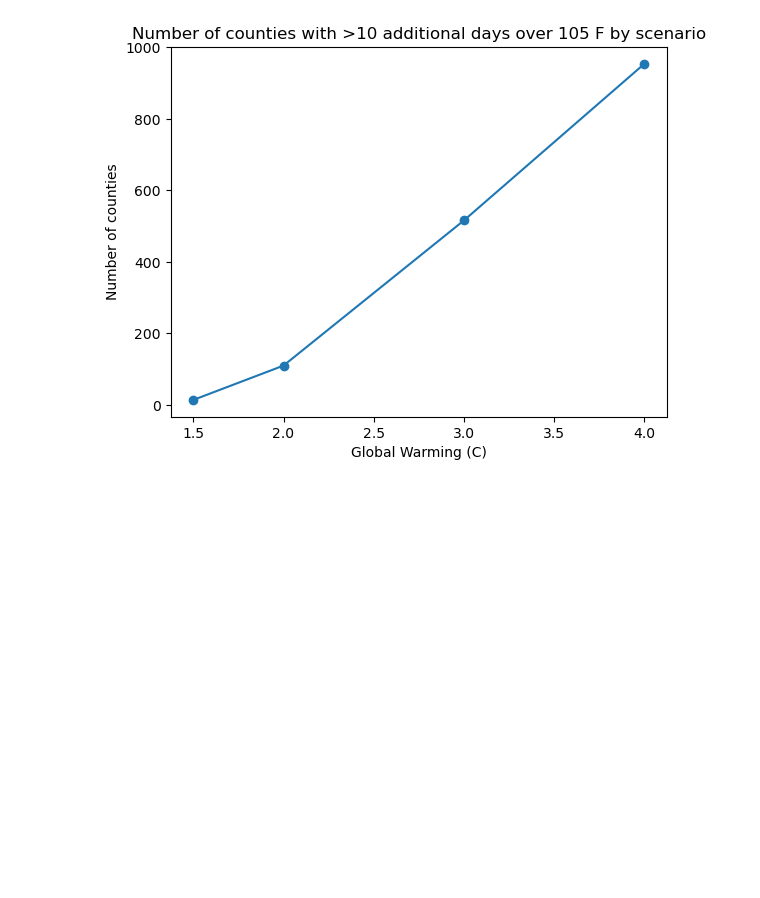
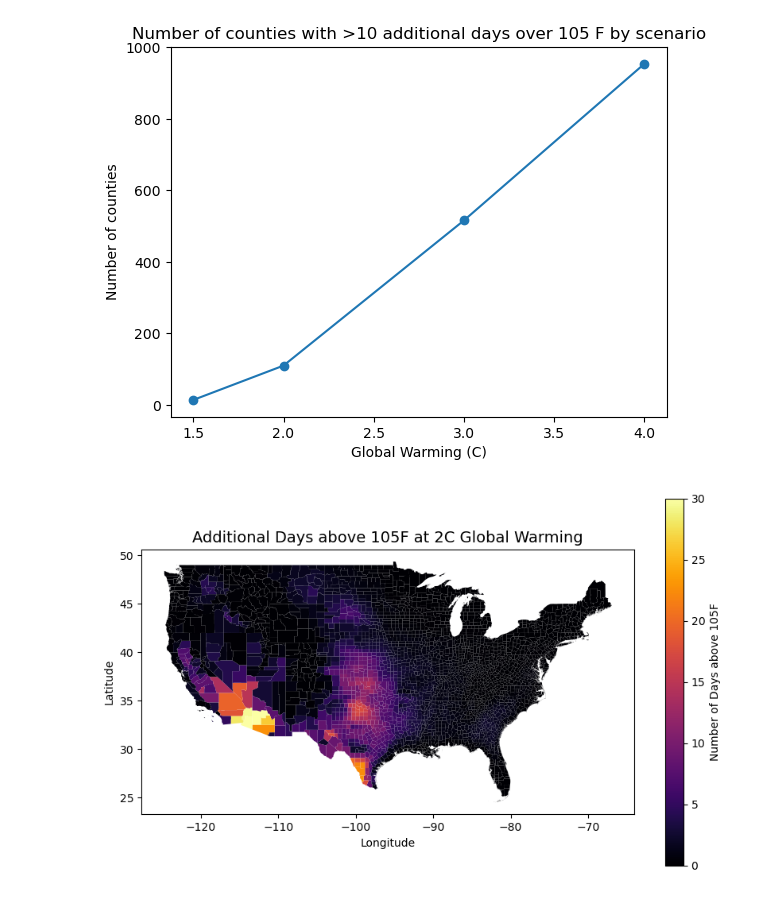
Before and after one commit to haleycrim/final-project, a Jupyter notebook: Final_project.ipynb, the cells around one changed output. Cells and saved outputs as stored; diff of their text form; code cells hidden in the pictures; blank space fills up the shorter version.

```diff
--- a/Final_project.ipynb
+++ b/Final_project.ipynb
@@ -403,3 +403,25 @@ plt.title('Number of counties with >10 additional days over 105 F by scenario')
 # %% [output]
 Text(0.5, 1.0, 'Number of counties with >10 additional days over 105 F by scenario')
 [figure]
+# %%
+# Plot the map
+fig, ax = plt.subplots(figsize=(10, 6))
+two_us.plot(column='tmax_days_ge_105f_GWL2',
+         cmap='inferno',
+         norm=colors.Normalize(vmin=0, vmax=30),
+         ax=ax)
+
+# Create colorbar
+sm = plt.cm.ScalarMappable(cmap='inferno', norm=colors.Normalize(vmin=0, vmax=30))
+sm._A = []
+cbar = fig.colorbar(sm, ax=ax)
+cbar.set_label('Number of Days above 105F')
+
+# Add axis labels and title
+ax.set_title("Additional Days above 105F at 2C Global Warming", fontsize=14)
+ax.set_xlabel("Longitude")
+ax.set_ylabel("Latitude")
+
+plt.show()
+# %% [output]
+[figure, added]
```
Also changed, not shown: parts of 1 cell of this notebook.
